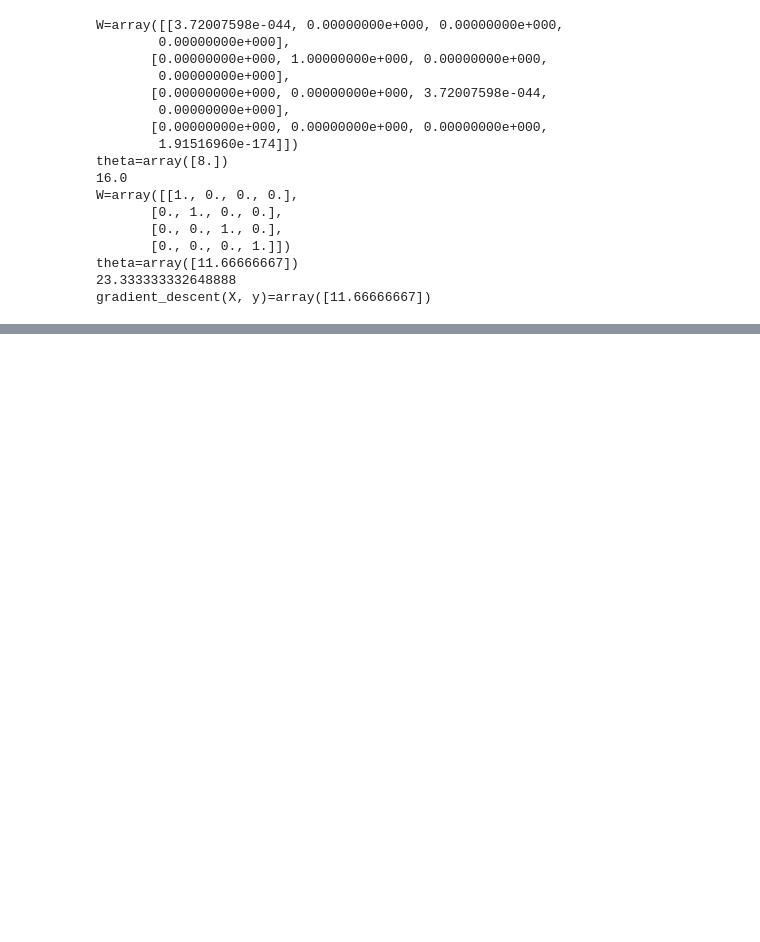
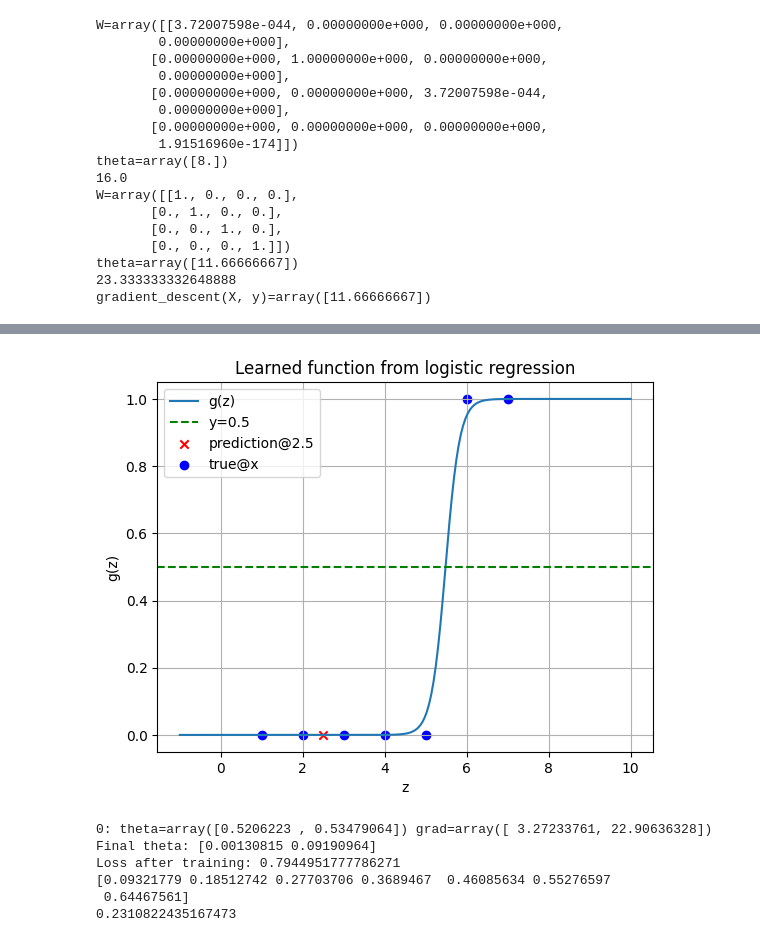
Before and after one commit to argfrot/aiagents, a Jupyter notebook: cs229.ipynb, the cells around one changed output, grey strips where cells are left out. Saved outputs shown, nothing was run; the diff lists cells and outputs as text; code cells hidden in the pictures; blank space fills up the shorter version.

```diff
--- a/cs229.ipynb
+++ b/cs229.ipynb
@@ -139,10 +139,14 @@ def translate_x(x):
 
 X = np.array([translate_x(x) for x in X_raw])
 
+X = np.array([[1, -2], [2, 6], [3, 12], [4, 2]])
+
 # Output:
 # y = np.array([1, 4, 9, 16])  # non-linear -- y = x^2
 y = np.array([6, 16, 32, 54])  # non-linear -- y = 3x^2 + x + 2
 # y = np.array([7, 12, 17, 22])  # y = 5x + 2
+y = np.array([2, 6, 12, 20])  # y = x + x**2
+y = np.array([-1, 8, 15, 6])  # y = a + b
 
 print(f'{X.shape=} {y.shape=}')
 #theta = gradient_descent(X, y)
@@ -157,7 +161,7 @@ def calculate_loss(X, y, theta):
 print(f'Loss after training: {calculate_loss(X, y, theta)}')
 
 print(f'{X @ theta}')
-print(f'{translate_x(10) @ theta}')
+#print(f'{translate_x(10) @ theta}')
 print(f'{np.linalg.inv(X.T @ X) @ (X.T @ y)=}') # Algebraic solution when derivative of J(theta) = 0
 print(f'{(np.linalg.inv(X.T @ X) @ (y.T @ X)).T=}')
 # %% [output]
@@ -476,0 +670,36 @@ gradient_descent(X, y)=array([11.66666667])
+# %%
+z_values = np.linspace(-1, 10, 20*10)
+plt.plot(z_values, [sigmoid(translate_x(z) @ theta) for z in z_values], label='g(z)')
+plt.axhline(0.5, color='green', linestyle='--', label='y=0.5')
+# plt.axvline(2.48, color='red', linestyle='--', label='x=2.5')
+plt.scatter(2.5, sigmoid(translate_x(2.5) @ theta), marker='x', color='red', label='prediction@2.5')
+plt.scatter(X_raw, y, marker='o', color='blue', label='true@x')
+plt.grid(True)
+plt.xlabel('z')
+plt.ylabel('g(z)')
+plt.title('Learned function from logistic regression')
+plt.legend()
+plt.show()
+# %% [output]
+[figure, added]
+# %%
+# needed really small steps to converge on x**2 function
+theta = stochastic_gradient_descent(X, y, alpha=0.00005, num_iterations=10000)
+print("Final theta:", theta)
+
+def calculate_loss(X, y, theta):
+    predictions = X @ theta
+    loss = np.sum((predictions - y) ** 2)
+    return loss
+
+print(f'Loss after training: {calculate_loss(X, y, theta)}')
+
+print(f'{X @ theta}')
+print(f'{translate_x(2.5) @ theta}')
+# %% [output]
+0: theta=array([0.5206223 , 0.53479064]) grad=array([ 3.27233761, 22.90636328])
+Final theta: [0.00130815 0.09190964]
+Loss after training: 0.7944951777786271
+[0.09321779 0.18512742 0.27703706 0.3689467  0.46085634 0.55276597
+ 0.64467561]
+0.2310822435167473
```
Also changed, not shown: parts of 23 cells of this notebook, 1 other file.
